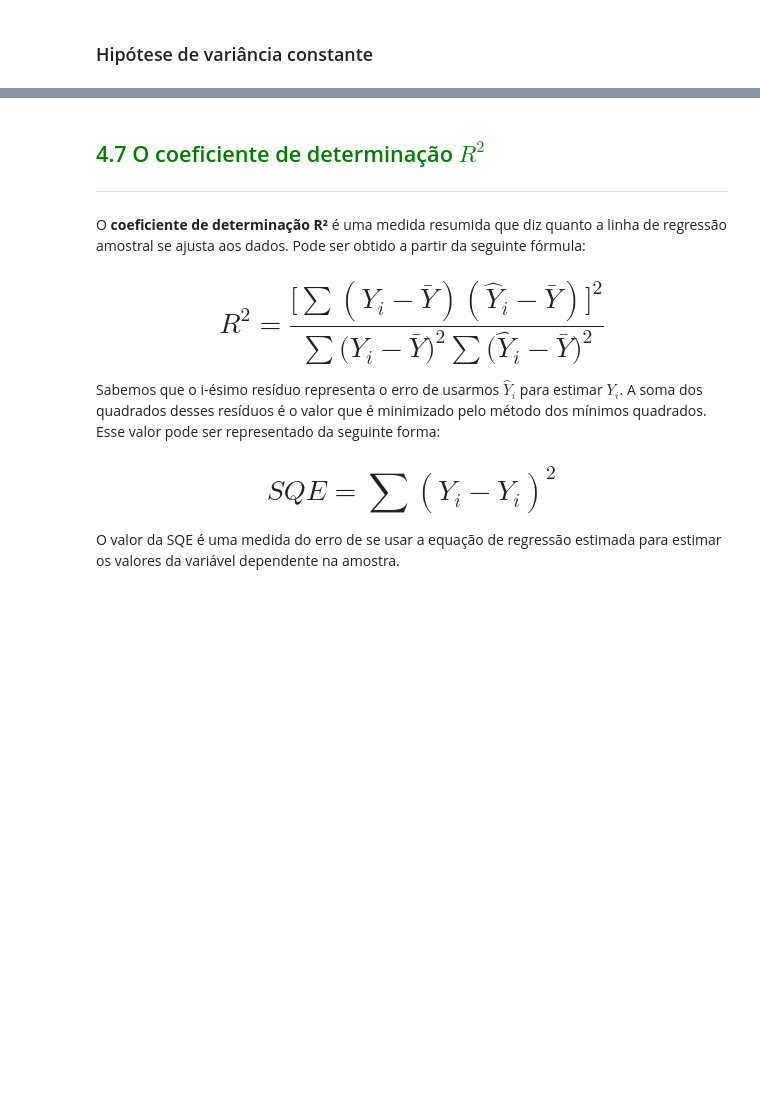
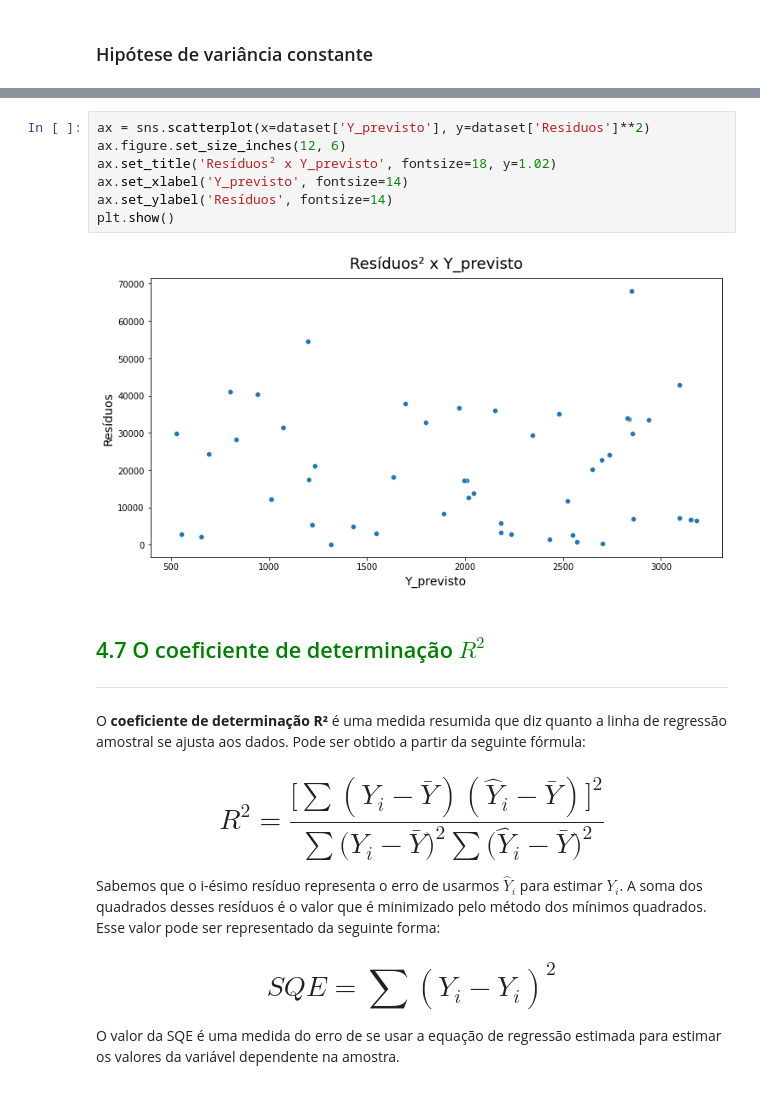
Before and after one commit to LilianeAquino/notebooks_cursos_alura, a Jupyter notebook: Estatística/Parte 4/Curso_de_Estatística_Parte_4.ipynb, the cells around one changed output, grey strips where cells are left out. Saved outputs shown, nothing was run; the diff lists cells and outputs as text; blank space fills up the shorter version.

```diff
--- a/Estatística/Parte 4/Curso_de_Estatística_Parte_4.ipynb
+++ b/Estatística/Parte 4/Curso_de_Estatística_Parte_4.ipynb
@@ -771,6 +871,15 @@ https://seaborn.pydata.org/generated/seaborn.scatterplot.html
 # %% [markdown]
 <img src="https://caelum-online-public.s3.amazonaws.com/1273-estatistica-parte4/01/img028.jpg" width=80%>
 Fonte: Econometria Básica - 5ª edição - Gujarati e Porter
+# %%
+ax = sns.scatterplot(x=dataset['Y_previsto'], y=dataset['Residuos']**2)
+ax.figure.set_size_inches(12, 6)
+ax.set_title('Resíduos² x Y_previsto', fontsize=18, y=1.02)
+ax.set_xlabel('Y_previsto', fontsize=14)
+ax.set_ylabel('Resíduos', fontsize=14)
+plt.show()
+# %% [output]
+[figure, added]
 # %% [markdown]
 ## <font color=green>4.7 O coeficiente de determinação $R^2$</font>
 ***
```
Also changed, not shown: parts of 62 cells of this notebook.
